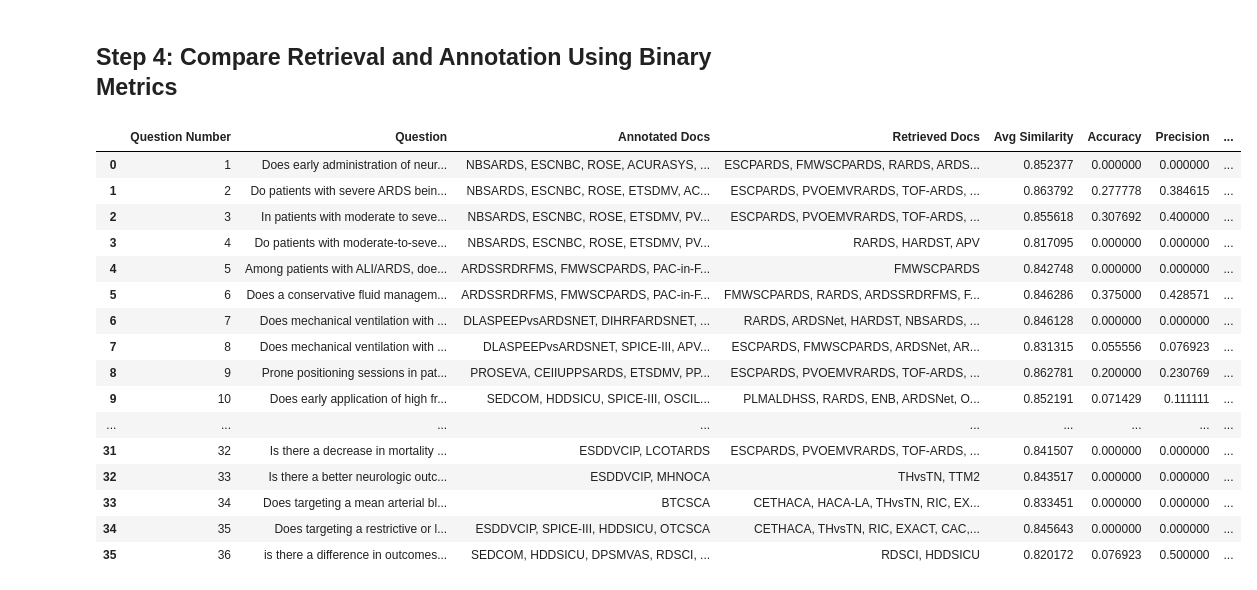
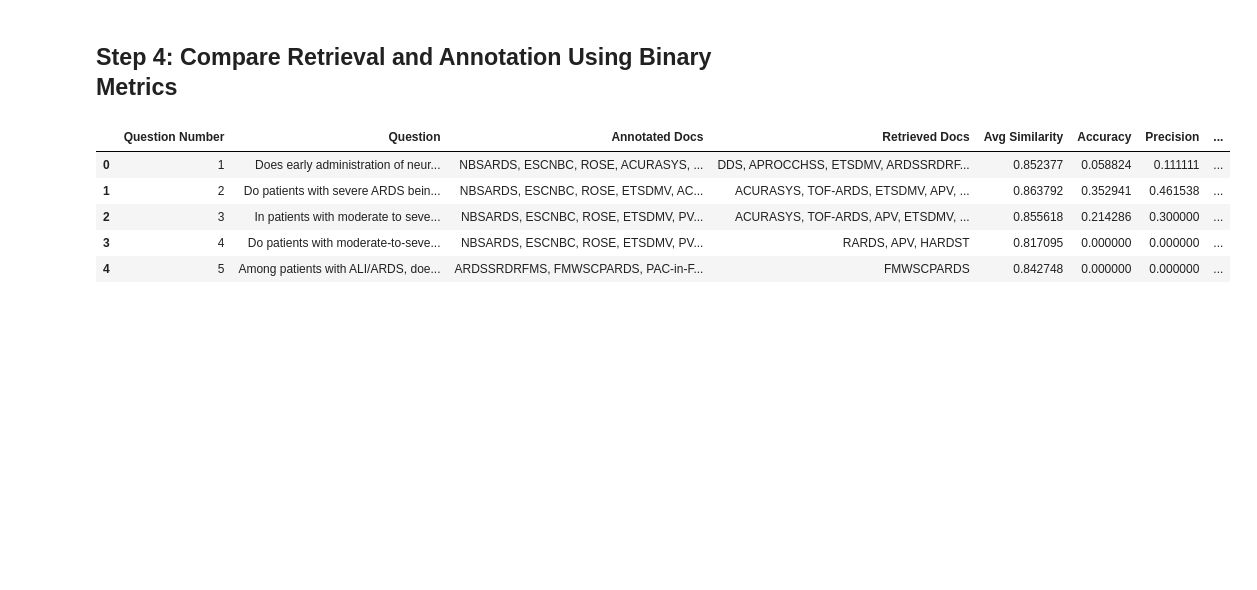
Before and after one commit to BobZhang26/GraphRAG_experiments, a Jupyter notebook: retrieve.ipynb, the cells around one changed output. Saved outputs shown, nothing was run; the diff lists cells and outputs as text; code cells hidden in the pictures; blank space fills up the shorter version.

```diff
--- a/retrieve.ipynb
+++ b/retrieve.ipynb
@@ -174,30 +192,20 @@ max_hops = 1
 # %%
 # Read the retrieved documents results from the csv file
 results_df = pd.read_csv('./outputs/retrieved_docs_results.csv')
+# load relevant documents
+relevant_docs_df = pd.read_csv('./outputs/relevant_docs.csv')
 # Get the average similarity for each question and aggregate the unique Retrieved Documents into a single column
 analysis_df = get_avg_similarity_df(results_df)
-# analysis_df = clean_retrieved_files(analysis_df)
-# load relevant documents
-relevant_docs_df = pd.read_csv('./outputs/relevant_docs.csv')
+# Get the concatenated dataframe
 concatenated_df = get_concatenate_df(analysis_df,relevant_docs_df,topk=36)
+# apply metrics to the concatenated dataframe
 BM_df = apply_metrics(concatenated_df)
-BM_df
+display(BM_df.head())
 # %% [output]
 |  | Question Number | Question | Annotated Docs | Retrieved Docs | Avg Similarity | Accuracy | Precision | ... |
-| 0 | 1 | Does early administration of neur... | NBSARDS, ESCNBC, ROSE, ACURASYS, ... | ESCPARDS, FMWSCPARDS, RARDS, ARDS... | 0.852377 | 0.000000 | 0.000000 | ... |
-| 1 | 2 | Do patients with severe ARDS bein... | NBSARDS, ESCNBC, ROSE, ETSDMV, AC... | ESCPARDS, PVOEMVRARDS, TOF-ARDS, ... | 0.863792 | 0.277778 | 0.384615 | ... |
-| 2 | 3 | In patients with moderate to seve... | NBSARDS, ESCNBC, ROSE, ETSDMV, PV... | ESCPARDS, PVOEMVRARDS, TOF-ARDS, ... | 0.855618 | 0.307692 | 0.400000 | ... |
-| 3 | 4 | Do patients with moderate-to-seve... | NBSARDS, ESCNBC, ROSE, ETSDMV, PV... | RARDS, HARDST, APV | 0.817095 | 0.000000 | 0.000000 | ... |
+| 0 | 1 | Does early administration of neur... | NBSARDS, ESCNBC, ROSE, ACURASYS, ... | DDS, APROCCHSS, ETSDMV, ARDSSRDRF... | 0.852377 | 0.058824 | 0.111111 | ... |
+| 1 | 2 | Do patients with severe ARDS bein... | NBSARDS, ESCNBC, ROSE, ETSDMV, AC... | ACURASYS, TOF-ARDS, ETSDMV, APV, ... | 0.863792 | 0.352941 | 0.461538 | ... |
+| 2 | 3 | In patients with moderate to seve... | NBSARDS, ESCNBC, ROSE, ETSDMV, PV... | ACURASYS, TOF-ARDS, APV, ETSDMV, ... | 0.855618 | 0.214286 | 0.300000 | ... |
+| 3 | 4 | Do patients with moderate-to-seve... | NBSARDS, ESCNBC, ROSE, ETSDMV, PV... | RARDS, APV, HARDST | 0.817095 | 0.000000 | 0.000000 | ... |
 | 4 | 5 | Among patients with ALI/ARDS, doe... | ARDSSRDRFMS, FMWSCPARDS, PAC-in-F... | FMWSCPARDS | 0.842748 | 0.000000 | 0.000000 | ... |
-| 5 | 6 | Does a conservative fluid managem... | ARDSSRDRFMS, FMWSCPARDS, PAC-in-F... | FMWSCPARDS, RARDS, ARDSSRDRFMS, F... | 0.846286 | 0.375000 | 0.428571 | ... |
-| 6 | 7 | Does mechanical ventilation with ... | DLASPEEPvsARDSNET, DIHRFARDSNET, ... | RARDS, ARDSNet, HARDST, NBSARDS, ... | 0.846128 | 0.000000 | 0.000000 | ... |
-| 7 | 8 | Does mechanical ventilation with ... | DLASPEEPvsARDSNET, SPICE-III, APV... | ESCPARDS, FMWSCPARDS, ARDSNet, AR... | 0.831315 | 0.055556 | 0.076923 | ... |
-| 8 | 9 | Prone positioning sessions in pat... | PROSEVA, CEIIUPPSARDS, ETSDMV, PP... | ESCPARDS, PVOEMVRARDS, TOF-ARDS, ... | 0.862781 | 0.200000 | 0.230769 | ... |
-| 9 | 10 | Does early application of high fr... | SEDCOM, HDDSICU, SPICE-III, OSCIL... | PLMALDHSS, RARDS, ENB, ARDSNet, O... | 0.852191 | 0.071429 | 0.111111 | ... |
-| ... | ... | ... | ... | ... | ... | ... | ... | ... |
-| 31 | 32 | Is there a decrease in mortality ... | ESDDVCIP, LCOTARDS | ESCPARDS, PVOEMVRARDS, TOF-ARDS, ... | 0.841507 | 0.000000 | 0.000000 | ... |
-| 32 | 33 | Is there a better neurologic outc... | ESDDVCIP, MHNOCA | THvsTN, TTM2 | 0.843517 | 0.000000 | 0.000000 | ... |
-| 33 | 34 | Does targeting a mean arterial bl... | BTCSCA | CETHACA, HACA-LA, THvsTN, RIC, EX... | 0.833451 | 0.000000 | 0.000000 | ... |
-| 34 | 35 | Does targeting a restrictive or l... | ESDDVCIP, SPICE-III, HDDSICU, OTCSCA | CETHACA, THvsTN, RIC, EXACT, CAC,... | 0.845643 | 0.000000 | 0.000000 | ... |
-| 35 | 36 | is there a difference in outcomes... | SEDCOM, HDDSICU, DPSMVAS, RDSCI, ... | RDSCI, HDDSICU | 0.820172 | 0.076923 | 0.500000 | ... |
 # %%
```
Also changed, not shown: parts of 5 cells of this notebook.
